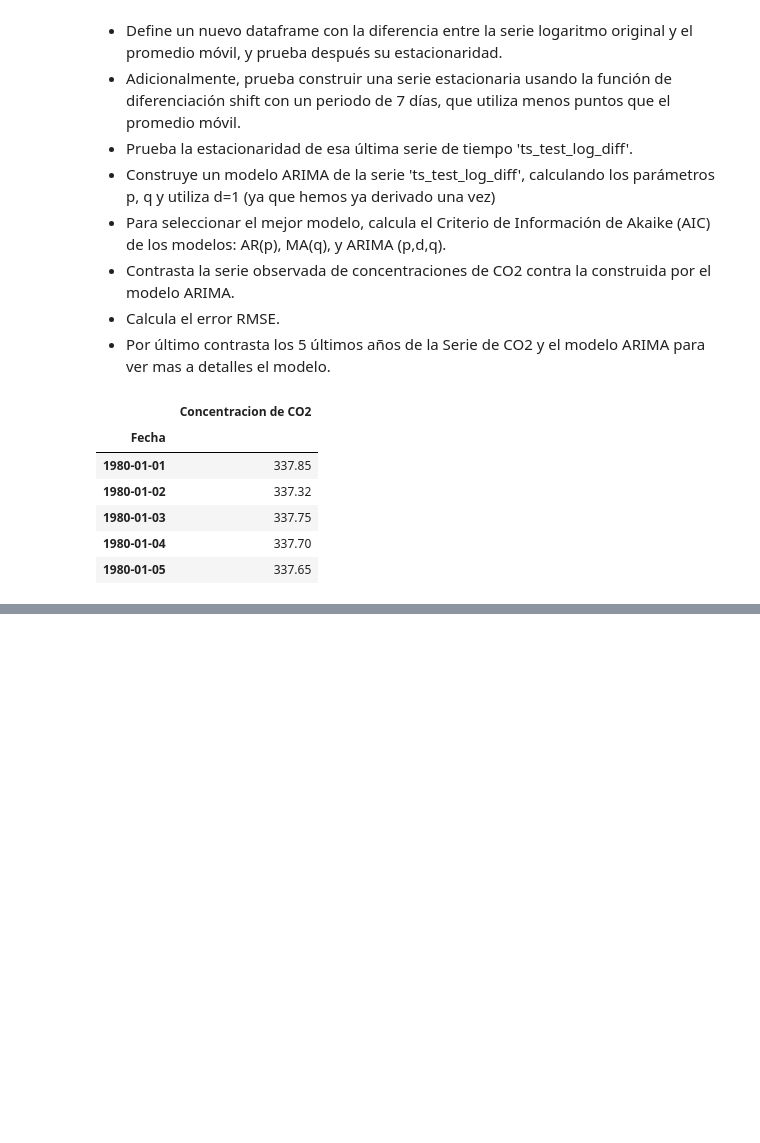
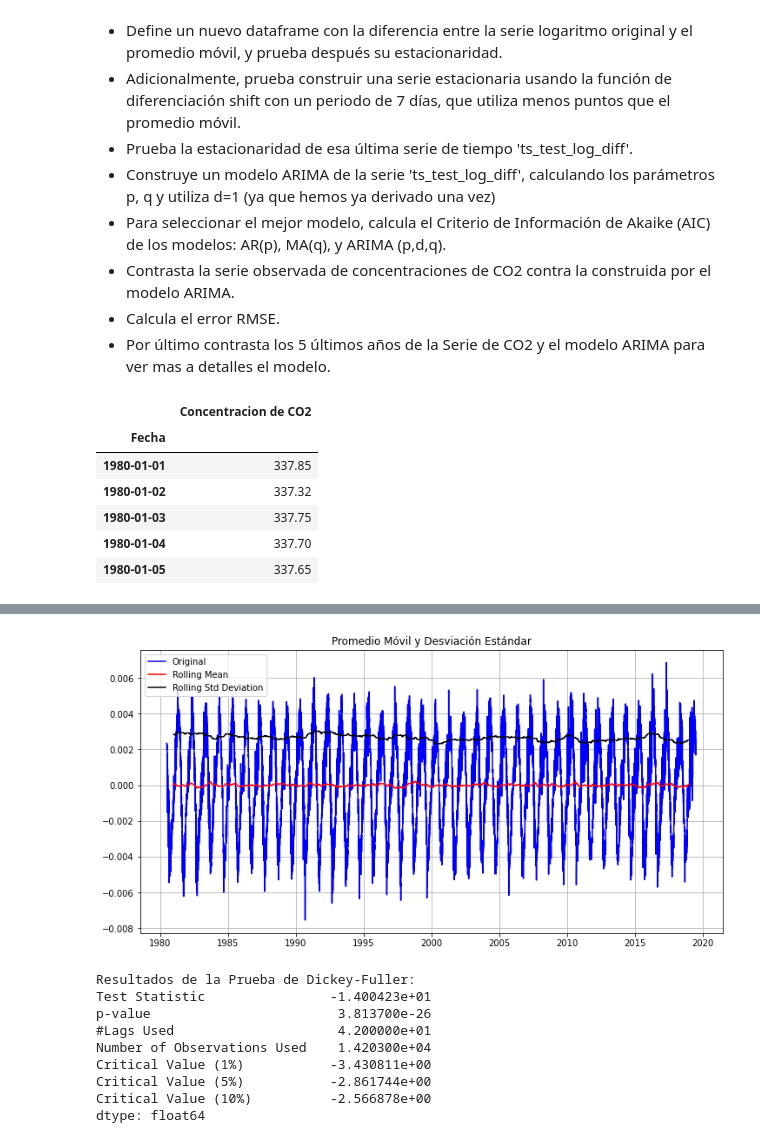
Before and after one commit to RaulACortez/FisicaComputacional1, a Jupyter notebook: FisicaComputacional1/Evaluación1/Evaluación1.ipynb, the cells around one changed output, grey strips where cells are left out. Cells and saved outputs as stored; diff of their text form; code cells hidden in the pictures; blank space fills up the shorter version.

```diff
--- a/FisicaComputacional1/Evaluación1/Evaluación1.ipynb
+++ b/FisicaComputacional1/Evaluación1/Evaluación1.ipynb
@@ -195,0 +226,3 @@ MissingDataError: ignored
+# %%
+ts_test_log_moving_ave_diff = ts_test_log - moving_avg
+ts_test_log_moving_ave_diff.head()
@@ -195,0 +237,3 @@ MissingDataError: ignored
+# %%
+ts_test_log_moving_ave_diff.dropna(inplace=True)
+ts_test_log_moving_ave_diff.head()
@@ -195,0 +248,14 @@ MissingDataError: ignored
+# %%
+# Probamos ahora la estacionaridad de la nueva serie de tiempo escalada en Log
+test_stationarity(ts_test_log_moving_ave_diff)
+# %% [output]
+[figure, added]
+Resultados de la Prueba de Dickey-Fuller:
+Test Statistic                -1.400423e+01
+p-value                        3.813700e-26
+#Lags Used                     4.200000e+01
+Number of Observations Used    1.420300e+04
+Critical Value (1%)           -3.430811e+00
+Critical Value (5%)           -2.861744e+00
+Critical Value (10%)          -2.566878e+00
+dtype: float64
```
Also changed, not shown: parts of 17 cells of this notebook.
